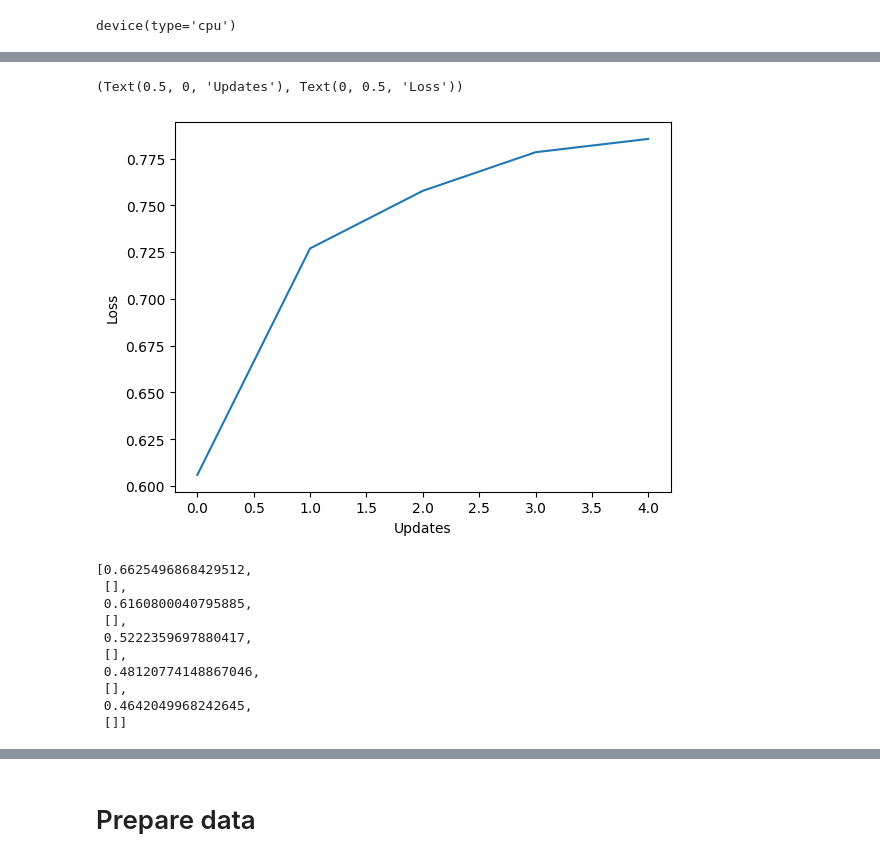
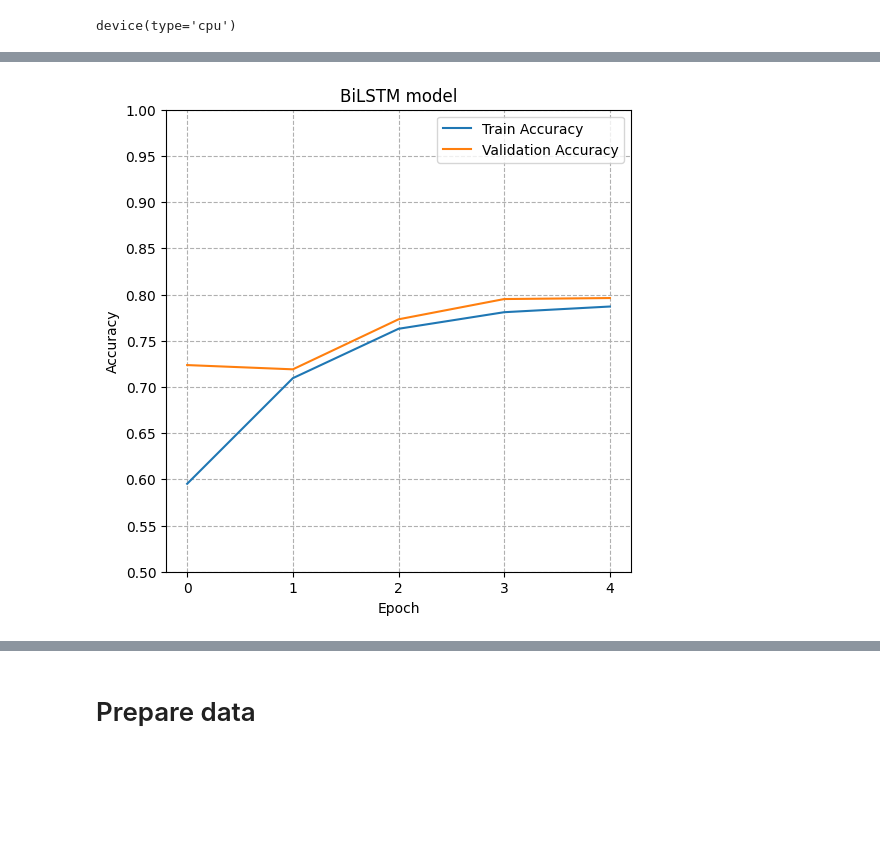
Before and after one commit to RasmusML/nlp_question_answer_project, a Jupyter notebook: 2. Representation Learning.ipynb, the cells around one changed output, grey strips where cells are left out. Saved outputs shown, nothing was run; the diff lists cells and outputs as text; code cells hidden in the pictures; blank space fills up the shorter version.

Commit message:
we have 2 base models for Q2

```diff
--- a/2. Representation Learning.ipynb
+++ b/2. Representation Learning.ipynb
@@ -165,9 +137,9 @@ class QuestionAnsweredDatasetReader(Dataset):
     def __getitem__(self, idx):
         row = self.df.values[idx]
         question_tokens = row[1]
-        docment_tokens = row[3]
+        document_tokens = row[3]
         target = self.targets[idx]
 
-        question_ids, question_lengths, document_ids, document_lengths = prepare_sample(question_tokens, docment_tokens, self.tok2vec)
+        question_ids, question_lengths, document_ids, document_lengths = prepare_sample(question_tokens, document_tokens, self.tok2vec)
 
         return question_ids, question_lengths, document_ids, document_lengths, target
@@ -246,7 +202,7 @@ def prepare_embedding_matrix(embed_matrix):
     embed_dim = embed_matrix.shape[1]
     pad = torch.zeros(embed_dim, dtype=torch.float32)
     OOV = torch.zeros(embed_dim, dtype=torch.float32)
-    embed_pre = (torch.tensor(embed_matrix, dtype=torch.float32))
+    embed_pre = torch.tensor(embed_matrix, dtype=torch.float32)
 
     OOV_id = embed_pre.shape[0]
     pad_id = embed_pre.shape[0] + 1
@@ -259,10 +215,13 @@ device
 # %% [output]
 device(type='cpu')
 # %%
+# Setup Model
+
 tok2vec = compress_fasttext.models.CompressedFastTextKeyedVectors.load("fasttext-en-mini")
 pretrained_embeddings, pad_id, OOV_id = prepare_embedding_matrix(tok2vec.get_normed_vectors())
 
-model = TinyNetwork3(pretrained_embeddings)
+model = BiLSTM_Network(pretrained_embeddings)
 model.to(device)
+
 print(model)
 # %% [output]
@@ -299,4 +261,22 @@ def summarize(token_ids, sequence_lengths):
 
     pad_count = np.sum([torch.sum(question == pad_id) for question in token_ids])
     print("PAD: {}/{}".format(pad_count, total_length))
+# %%
+def evaluate(model: nn.Module, valid_dl: DataLoader):
+    model.eval()
+
+    logits_all = []
+    targets_all = []
+
+    with torch.no_grad():
+        for q_ids, q_lengths, d_ids, d_lengths, targets in valid_dl:
+            logits = model(q_ids, q_lengths, d_ids, d_lengths)
+            targets_all.extend(list(targets.detach().cpu().numpy()))
+
+            predictions = logits.max(1)[1]
+            logits_all.extend(predictions)
+
+        acc = accuracy_score(logits_all, targets_all)
+
+    return acc
 # %%
@@ -377,23 +350 @@ print("Finished training.")
 Finished training.
-# %%
-epoch = np.arange(len(train_losses))
-plt.figure()
-plt.plot(epoch, train_accuracies)
-#plt.legend(['Train Accucary','Validation Accuracy'])
-plt.xlabel('Updates'), plt.ylabel('Loss')
-# %% [output]
-(Text(0.5, 0, 'Updates'), Text(0, 0.5, 'Loss'))
-[figure, removed]
-# %%
-train_losses
-# %% [output]
-[0.6625496868429512,
- [],
- 0.6160800040795885,
- [],
- 0.5222359697880417,
- [],
- 0.48120774148867046,
- [],
- 0.4642049968242645,
- []]
@@ -401,0 +351,18 @@ train_en
+# %%
+fig, ax = plt.subplots(figsize=(6,6))
+ax.grid(linestyle="--")
+ax.set_title("BiLSTM model")
+ax.set_ylabel("Accuracy")
+ax.set_xlabel("Epoch")
+
+epoch_range = np.arange(n_epochs, step=1)
+ax.plot(epoch_range, train_accuracies)
+ax.plot(epoch_range, test_accuracies)
+ax.legend(['Train Accuracy','Validation Accuracy'])
+ax.set_xlabel('Epoch')
+ax.set_ylabel('Accuracy')
+
+ax.set_yticks(np.linspace(0.5, 1, 11))
+ax.set_xticks(epoch_range);
+# %% [output]
+[figure, added]
```
Also changed, not shown: parts of 18 cells of this notebook, 1 other file.
